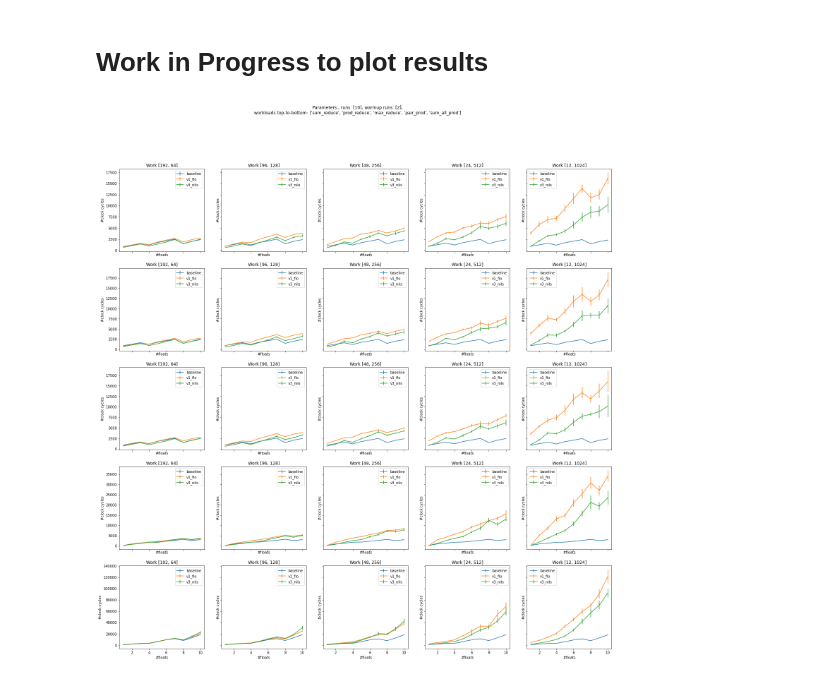
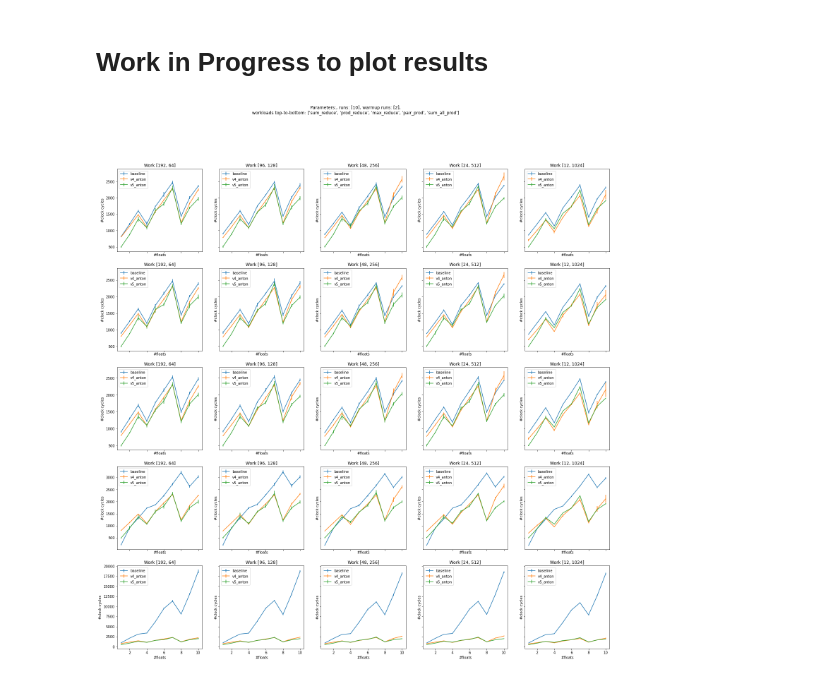
Before and after one commit to maerhart/dphpc-project, a Jupyter notebook: dynamic_allocator/plotting_temp.ipynb, the cells around one changed output. Drawn from its saved outputs; the diff is of its cells as text; code cells hidden in the pictures.

Commit message:
plotting results

```diff
--- a/dynamic_allocator/plotting_temp.ipynb
+++ b/dynamic_allocator/plotting_temp.ipynb
@@ -13,7 +13,7 @@ import sys
 
 
 #CSV_PATH = sys.argv[1]
-CSV_PATH = "results/2021-12-12-12:30:06"
+CSV_PATH = "results/2021-12-13-12:31:08"
 
 header = ['version', 'workload', 'runs', 'warmup', 'blocks', 'threads_per_block', 'num_floats', 'malloc_mean', 'malloc_max', 'free_mean', 'free_max', 'work_mean', 'work_max']
 df = pd.read_csv(CSV_PATH+"/out.csv", names = header, header = 0, delimiter = ' ')
@@ -44,11 +44,16 @@ def plot_floats_vs_cycles(df, ax, params):
 
 
     floats = list(df['num_floats'].unique())
+    # select versions to plot
+    if len(params['versions']) != 0:
+        versions = params['versions']
+    else:
+        versions = list(df['version'].unique())
 
     if 'Malloc' == params['measurement_type']:
         ax.set_title("Malloc")
 
-        for version in list(df['version'].unique()):
+        for version in versions:
             mean = df[df['version'] == version]['malloc_mean']['mean']
             std = df[df['version'] == version]['malloc_mean']['std']
             ax.errorbar(floats, mean, std, label=str(version))
@@ -56,7 +61,7 @@ def plot_floats_vs_cycles(df, ax, params):
     elif 'Free' == params['measurement_type']:
         ax.set_title("Free")
 
-        for version in list(df['version'].unique()):
+        for version in versions:
             mean = df[df['version'] == version]['free_mean']['mean']
             std = df[df['version'] == version]['free_mean']['std']
             ax.errorbar(floats, mean, std, label=str(version))
@@ -64,7 +69,7 @@ def plot_floats_vs_cycles(df, ax, params):
     elif 'Work' == params['measurement_type']:
         ax.set_title("Work")
 
-        for version in list(df['version'].unique()):
+        for version in versions:
             mean = df[df['version'] == version]['work_mean']['mean']
             std = df[df['version'] == version]['work_mean']['std']
             ax.errorbar(floats, mean, std, label=str(version))
@@ -93,6 +98,8 @@ def plot_workloads_vs_measurement_type():
     n_blocks = 192
     n_threads_per_block = 64
     n_floats = 10
+    versions = [] # all
+
     fig.suptitle("Parameters:" \
               + " blocks: " + str(n_blocks)\
               + ", threads per block: " + str(n_threads_per_block)\
@@ -108,41 +115,52 @@ def plot_workloads_vs_measurement_type():
                       'blocks': 192,
                       'threads_per_block': 64,
                       'workload': workload,
-                      'num_floats': n_floats}
-            plot_floats_vs_cycles(df, axs[w][i], params)
+                      'num_floats': n_floats,
+                      'versions': versions}
+            if len(workloads) == 1:
+                ax = axs[i]
+            else:
+                ax = axs[w][i]
+            plot_floats_vs_cycles(df, ax, params)
 
     plt.savefig(CSV_PATH+"/workload_vs_measurement_type.png", dpi=60, bbox_inches='tight')
     plt.show()
 
 def plot_blocks_vs_threads_per_block():
     ## plot (blocks) vs (threads_per_block)
-    fig, axs = plt.subplots(len(workloads), len(threads_per_block), sharey='row', sharex=True, figsize=(len(workloads)*5, len(threads_per_block)*5))
+    fig, axs = plt.subplots(len(workloads), len(threads_per_block), sharey='row', sharex=True, figsize=(len(threads_per_block)*5, len(workloads)*5))
     # constant parameters
     n_floats = 10
+    versions = ['baseline', 'v4_anton', 'v5_anton']
 
     fig.suptitle("Parameters:" \
               + ", runs: " + str(runs)\
               + ", warmup runs: " + str(warmups) + ",\n"\
               + "workloads top-to-bottom: " + str(workloads))
     #fig.supxlabel('Measurement type')
     #fig.supylabel('Workload')
 
     for w, workload in enumerate(workloads):
         for b, block in enumerate(blocks):
 
             params = {'measurement_type': 'Work',
                       'blocks': block,
                       'threads_per_block': threads_per_block[b],
                       'workload': workload,
-                      'num_floats': n_floats}
-            plot_floats_vs_cycles(df, axs[w][b], params)
-            axs[w][b].set_title("Work ["+str(block)+", "+str(threads_per_block[b])+"]")
+                      'num_floats': n_floats,
+                      'versions': versions}
+            if len(workloads) == 1:
+                ax = axs[b]
+            else:
+                ax = axs[w][b]
+            plot_floats_vs_cycles(df, ax, params)
+            ax.set_title("Work ["+str(block)+", "+str(threads_per_block[b])+"]")
 
     plt.savefig(CSV_PATH+"/blocks_vs_threads_per_block_vs_workload.png", dpi=60, bbox_inches='tight')
     plt.show()
 
 
 #plot_workloads_vs_measurement_type()
 plot_blocks_vs_threads_per_block()
 # %% [output]
-[figure, old version]
+[figure, new version]
```
Also changed, not shown: 6 other files.
